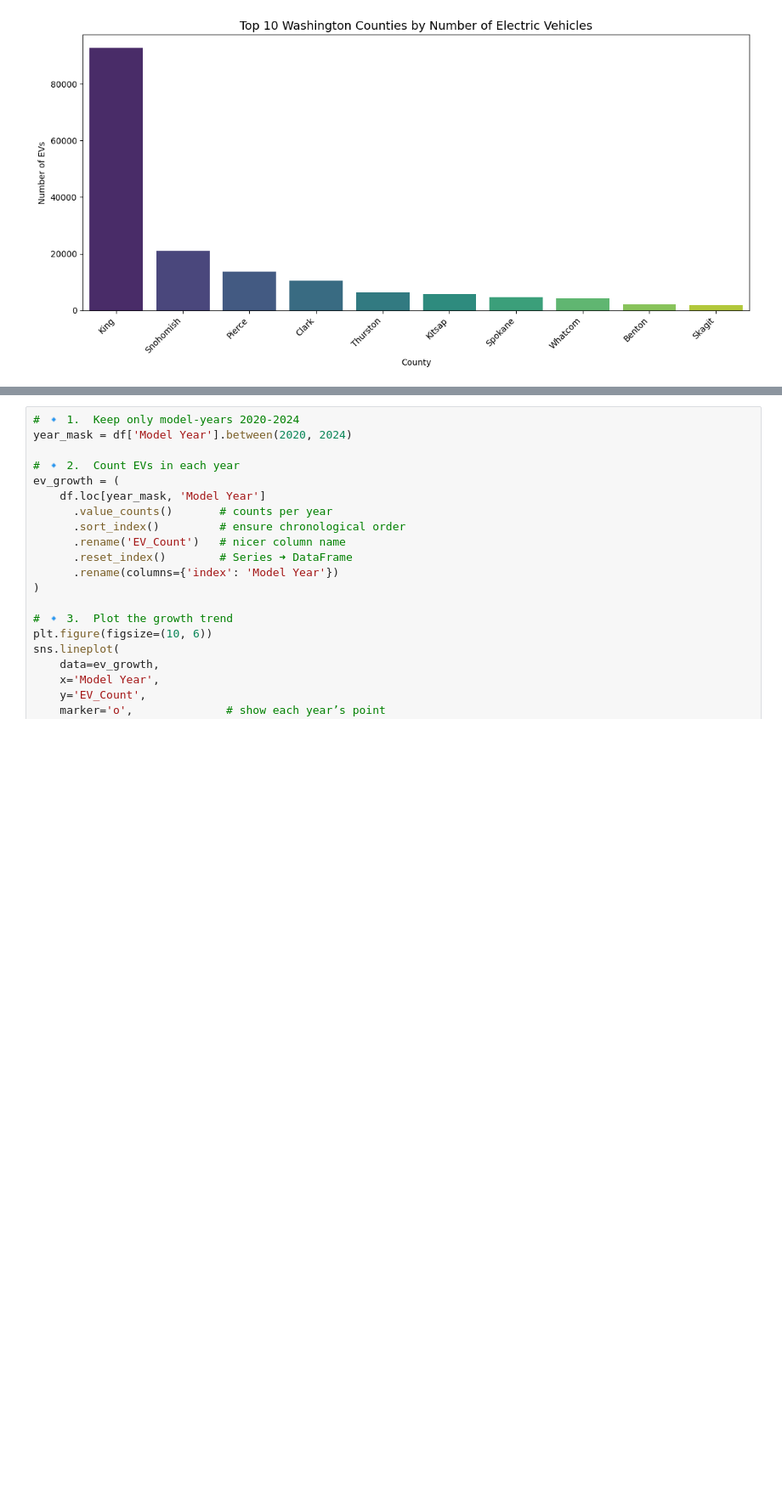
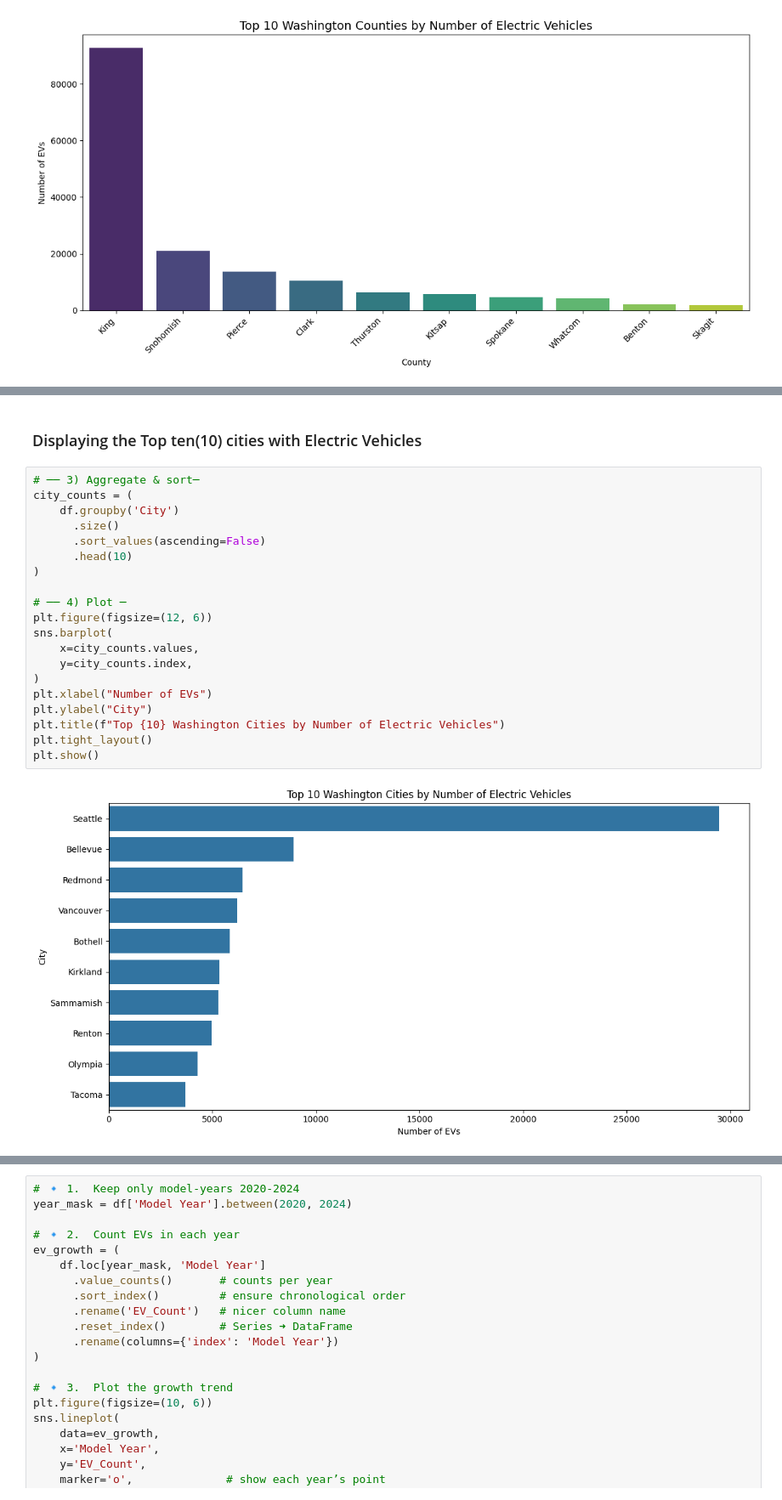
Before and after one commit to Ann-Tonina/Electric-Vehicles-population-2024-Analysis, a Jupyter notebook: EVpopulation Analysis.ipynb, the cells around one changed output, grey strips where cells are left out. Shown at 85% size. Drawn from its saved outputs; the diff is of its cells as text; blank space fills up the shorter version.

```diff
--- a/EVpopulation Analysis.ipynb
+++ b/EVpopulation Analysis.ipynb
@@ -697,0 +740,24 @@ Passing `palette` without assigning `hue` is deprecated and will be removed in v
+# %% [markdown]
+### Displaying the Top ten(10) cities with Electric Vehicles
+# %%
+# ── 3) Aggregate & sort─
+city_counts = (
+    df.groupby('City')
+      .size()
+      .sort_values(ascending=False)
+      .head(10)
+)
+
+# ── 4) Plot ─
+plt.figure(figsize=(12, 6))
+sns.barplot(
+    x=city_counts.values,
+    y=city_counts.index,
+)
+plt.xlabel("Number of EVs")
+plt.ylabel("City")
+plt.title(f"Top {10} Washington Cities by Number of Electric Vehicles")
+plt.tight_layout()
+plt.show()
+# %% [output]
+[figure, added]
```
Also changed, not shown: parts of 44 cells of this notebook.
